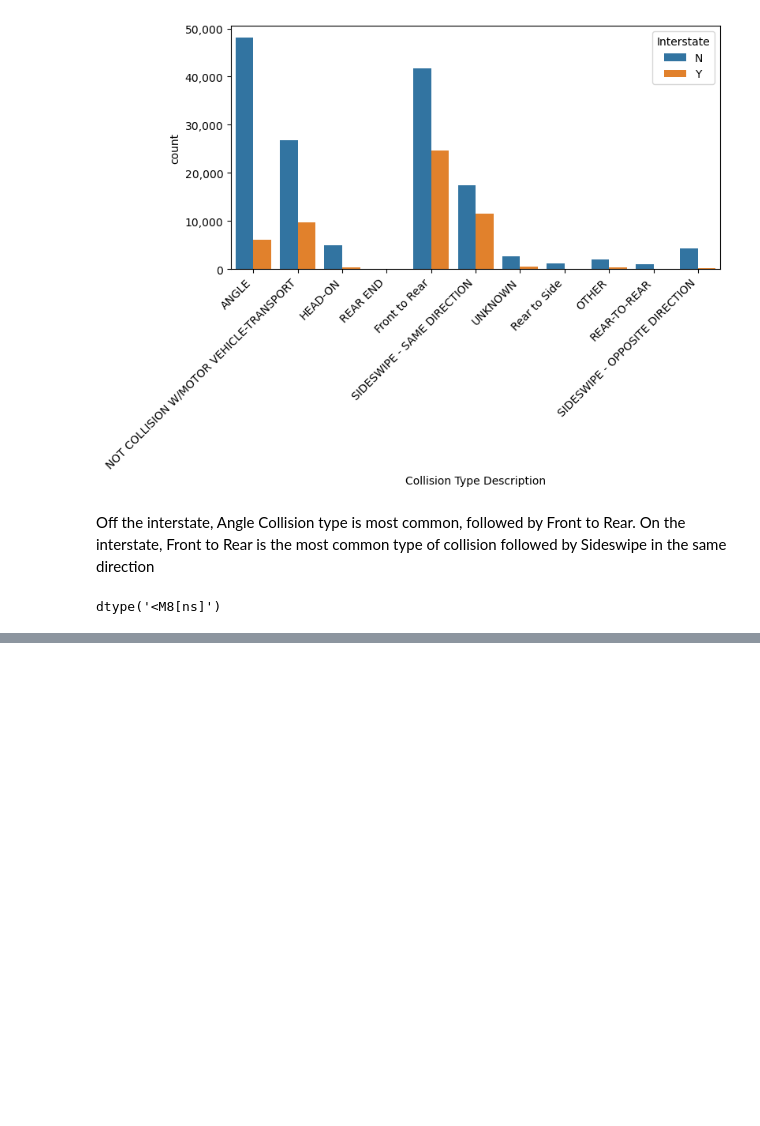
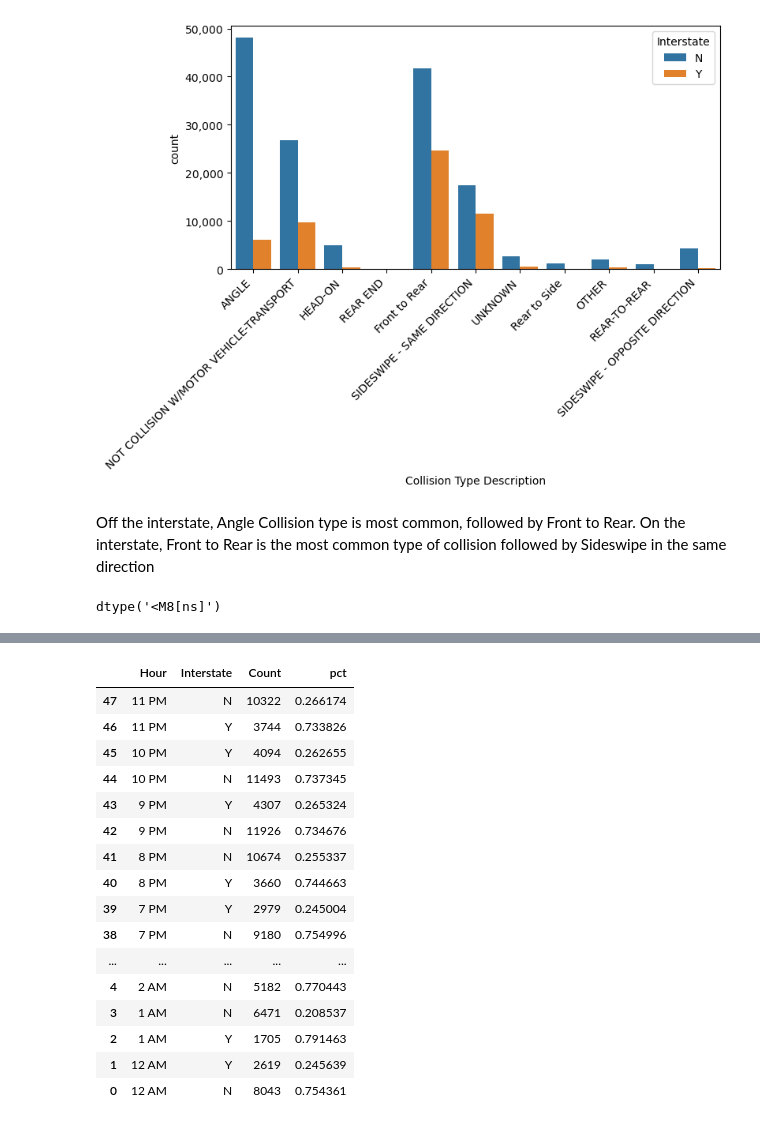
Before and after one commit to essetetsahai/nashville_traffic, a Jupyter notebook: notebooks/traffic_notebook.ipynb, the cells around one changed output, grey strips where cells are left out. Saved outputs shown, nothing was run; the diff lists cells and outputs as text; code cells hidden in the pictures; blank space fills up the shorter version.

```diff
--- a/notebooks/traffic_notebook.ipynb
+++ b/notebooks/traffic_notebook.ipynb
@@ -1220,0 +1207,20 @@ plt.show()
+# %%
+hr_itp.sort_index(ascending = False)
+# %% [output]
+|  | Hour | Interstate | Count | pct |
+| 47 | 11 PM | N | 10322 | 0.266174 |
+| 46 | 11 PM | Y | 3744 | 0.733826 |
+| 45 | 10 PM | Y | 4094 | 0.262655 |
+| 44 | 10 PM | N | 11493 | 0.737345 |
+| 43 | 9 PM | Y | 4307 | 0.265324 |
+| 42 | 9 PM | N | 11926 | 0.734676 |
+| 41 | 8 PM | N | 10674 | 0.255337 |
+| 40 | 8 PM | Y | 3660 | 0.744663 |
+| 39 | 7 PM | Y | 2979 | 0.245004 |
+| 38 | 7 PM | N | 9180 | 0.754996 |
+| ... | ... | ... | ... | ... |
+| 4 | 2 AM | N | 5182 | 0.770443 |
+| 3 | 1 AM | N | 6471 | 0.208537 |
+| 2 | 1 AM | Y | 1705 | 0.791463 |
+| 1 | 12 AM | Y | 2619 | 0.245639 |
+| 0 | 12 AM | N | 8043 | 0.754361 |
```
Also changed, not shown: parts of 18 cells of this notebook.
